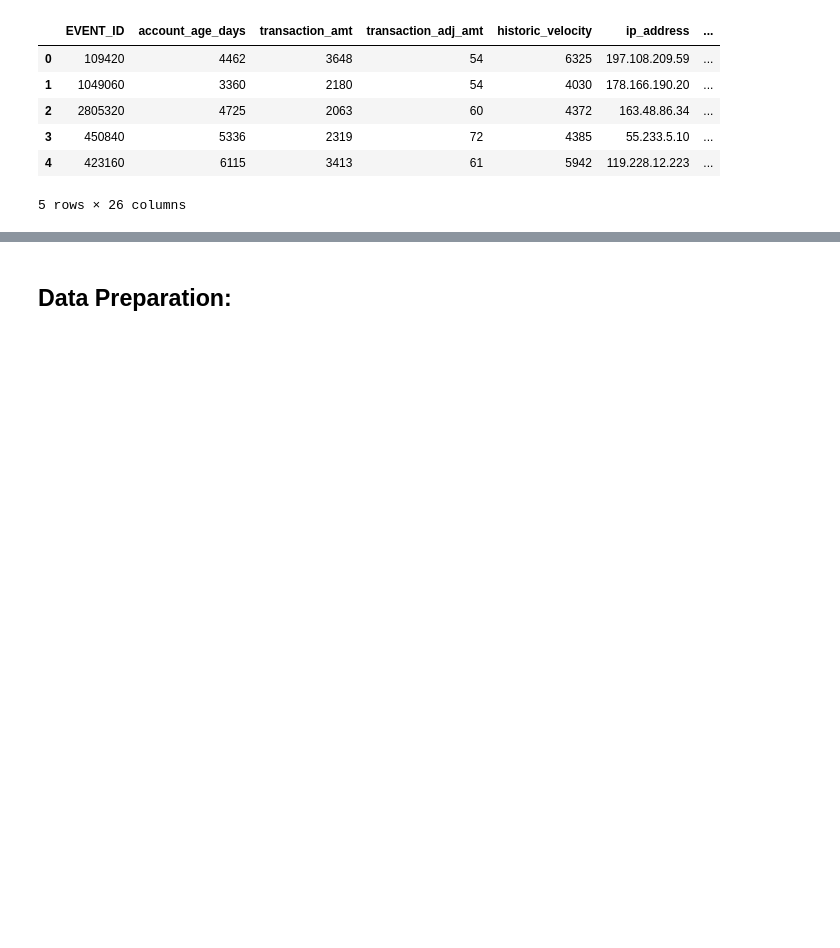
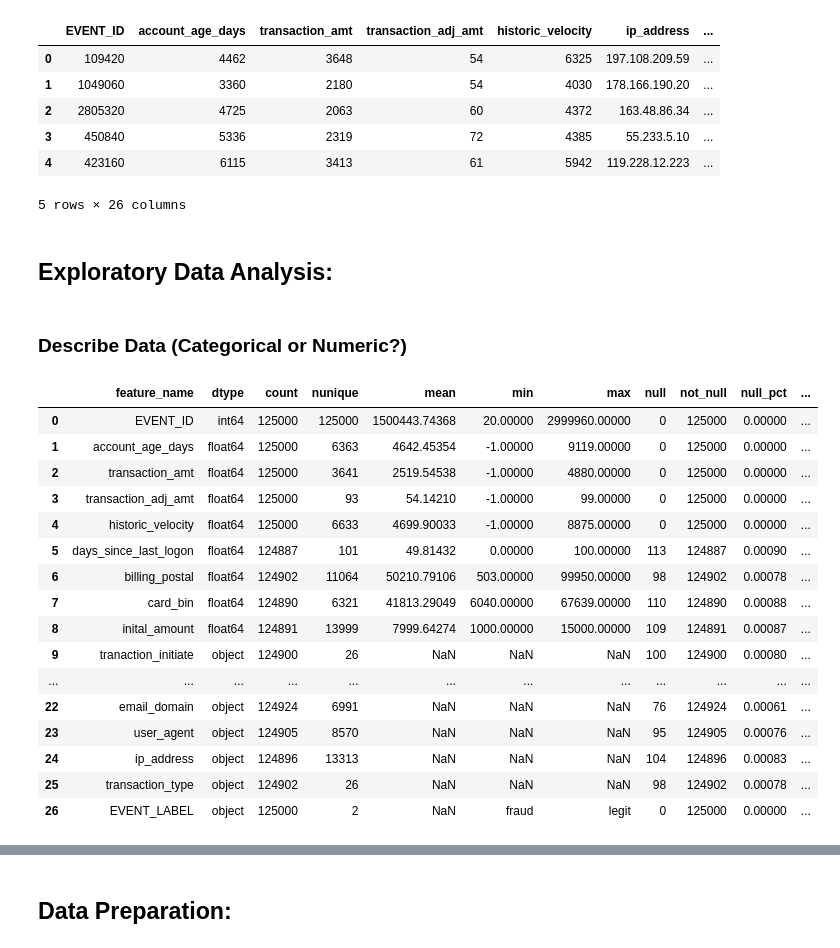
Before and after one commit to MikeVej/ML_FraudDetection, a Jupyter notebook: Project2_FIndingFraud_MichaelVejsiri.ipynb, the cells around one changed output, grey strips where cells are left out. Cells and saved outputs as stored; diff of their text form; code cells hidden in the pictures; blank space fills up the shorter version.

```diff
--- a/Project2_FIndingFraud_MichaelVejsiri.ipynb
+++ b/Project2_FIndingFraud_MichaelVejsiri.ipynb
@@ -71,3 +79,65 @@ df_holdout.head()
 | 3 | 450840 | 5336 | 2319 | 72 | 4385 | 55.233.5.10 | ... |
 | 4 | 423160 | 6115 | 3413 | 61 | 5942 | 119.228.12.223 | ... |
 5 rows × 26 columns
+# %% [markdown]
+## Exploratory Data Analysis:
+# %% [markdown]
+### Describe Data (Categorical or Numeric?)
+# %%
+def df_profile(df, target):
+
+    df = df_train.copy()
+
+    numeric_features = [ c for c in df.select_dtypes(include = np.number).columns ]
+    pd.options.display.float_format = '{:.5f}'.format
+
+    categorical_features = [ c for c in df.select_dtypes(include = "object").columns ]
+
+    rowcnt = len(df)
+    df_s1  = df.agg(['count', 'nunique','mean','min','max']).transpose().reset_index().rename(columns={"index":"feature_name"}).round(4)
+    df_s1['count'] = df_s1['count'].astype('int64')
+    df_s1['nunique'] = df_s1['nunique'].astype('int64')
+    df_s1["null"] = (rowcnt - df_s1["count"]).astype('int64')
+    df_s1["not_null"] = rowcnt - df_s1["null"]
+    df_s1["null_pct"] = df_s1["null"] / rowcnt
+    df_s1["nunique_pct"] = df_s1['nunique'] / rowcnt
+
+
+    dt = pd.DataFrame(df.dtypes).reset_index().rename(columns={"index":"feature_name", 0:"dtype"})
+    df_stats = pd.merge(dt, df_s1, on='feature_name', how='inner')
+
+    df_stats = df_stats.sort_values("dtype").reset_index(drop=True)
+
+    df_stats['feature_type'] = "UNKNOWN"
+    df_stats.loc[np.logical_or(df_stats['dtype'] == int, df_stats['dtype'] == float), 'feature_type'] = "NUMERIC"
+    df_stats.loc[df_stats['dtype'] == object, 'feature_type'] = "CATEGORY"
+    df_stats.loc[df_stats['feature_name'] == target, 'feature_type'] = "TARGET"
+
+    df_stats['feature_warning'] = "NO WARNING"
+    df_stats.loc[df_stats['nunique_pct'] > 0.9, 'feature_warning'] = "EXCLUDE, GT 90% UNIQUE"
+    df_stats.loc[df_stats['null_pct'] > 0.2, 'feature_warning'] = "NULL WARNING, GT 20% MISSING"
+    df_stats.loc[df_stats['null_pct'] > 0.5, 'feature_warning'] = "EXCLUDE, GT 50% MISSING"
+    df_stats.loc[np.logical_and(np.logical_or(df_stats['dtype'] == int, df_stats['dtype'] == float), df_stats['nunique'] <= 20), 'feature_warning'] = "LIKELY CATEGORICAL, NUMERIC w. LOW CARDINALITY"
+
+    return df_stats
+
+dfp = df_profile(df_train, 'riskperformance')
+dfp
+# %% [output]
+|  | feature_name | dtype | count | nunique | mean | min | max | null | not_null | null_pct | ... |
+| 0 | EVENT_ID | int64 | 125000 | 125000 | 1500443.74368 | 20.00000 | 2999960.00000 | 0 | 125000 | 0.00000 | ... |
+| 1 | account_age_days | float64 | 125000 | 6363 | 4642.45354 | -1.00000 | 9119.00000 | 0 | 125000 | 0.00000 | ... |
+| 2 | transaction_amt | float64 | 125000 | 3641 | 2519.54538 | -1.00000 | 4880.00000 | 0 | 125000 | 0.00000 | ... |
+| 3 | transaction_adj_amt | float64 | 125000 | 93 | 54.14210 | -1.00000 | 99.00000 | 0 | 125000 | 0.00000 | ... |
+| 4 | historic_velocity | float64 | 125000 | 6633 | 4699.90033 | -1.00000 | 8875.00000 | 0 | 125000 | 0.00000 | ... |
+| 5 | days_since_last_logon | float64 | 124887 | 101 | 49.81432 | 0.00000 | 100.00000 | 113 | 124887 | 0.00090 | ... |
+| 6 | billing_postal | float64 | 124902 | 11064 | 50210.79106 | 503.00000 | 99950.00000 | 98 | 124902 | 0.00078 | ... |
+| 7 | card_bin | float64 | 124890 | 6321 | 41813.29049 | 6040.00000 | 67639.00000 | 110 | 124890 | 0.00088 | ... |
+| 8 | inital_amount | float64 | 124891 | 13999 | 7999.64274 | 1000.00000 | 15000.00000 | 109 | 124891 | 0.00087 | ... |
+| 9 | tranaction_initiate | object | 124900 | 26 | NaN | NaN | NaN | 100 | 124900 | 0.00080 | ... |
+| ... | ... | ... | ... | ... | ... | ... | ... | ... | ... | ... | ... |
+| 22 | email_domain | object | 124924 | 6991 | NaN | NaN | NaN | 76 | 124924 | 0.00061 | ... |
+| 23 | user_agent | object | 124905 | 8570 | NaN | NaN | NaN | 95 | 124905 | 0.00076 | ... |
+| 24 | ip_address | object | 124896 | 13313 | NaN | NaN | NaN | 104 | 124896 | 0.00083 | ... |
+| 25 | transaction_type | object | 124902 | 26 | NaN | NaN | NaN | 98 | 124902 | 0.00078 | ... |
+| 26 | EVENT_LABEL | object | 125000 | 2 | NaN | fraud | legit | 0 | 125000 | 0.00000 | ... |
```
Also changed, not shown: parts of 23 cells of this notebook.
